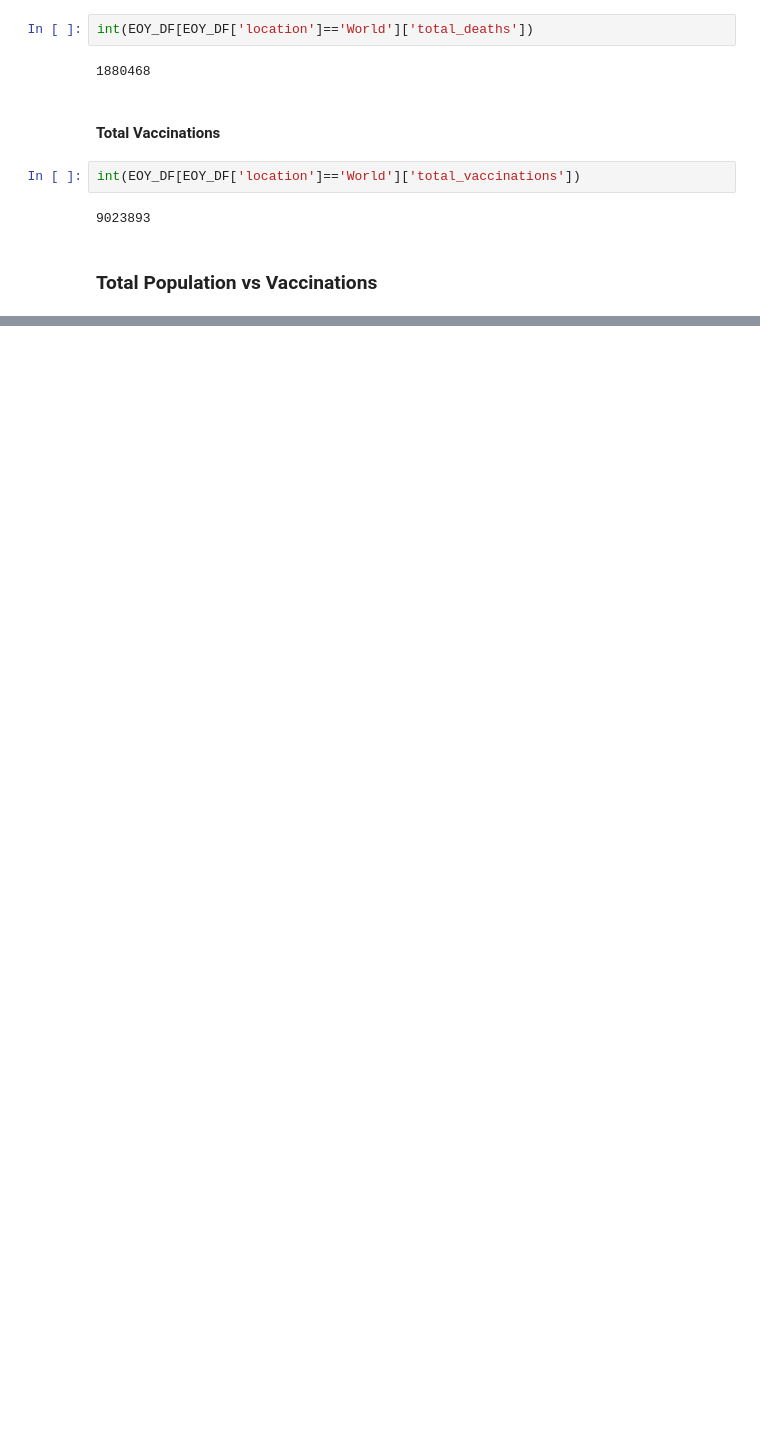
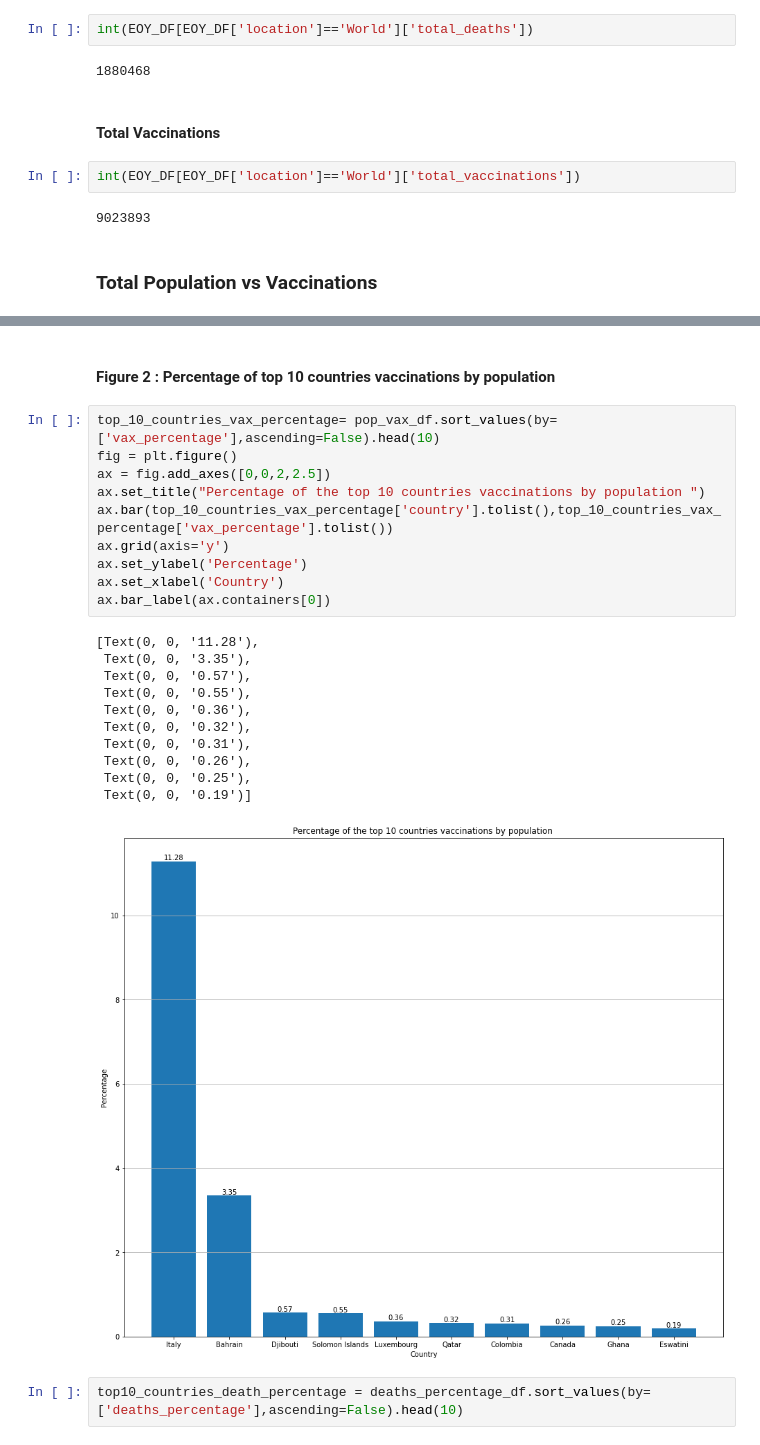
Before and after one commit to CarlosArro2001/COVID-19-Cases-Visualizer, a Jupyter notebook: COVID-19-Data-Notebook.ipynb, the cells around one changed output, grey strips where cells are left out. Cells and saved outputs as stored; diff of their text form; blank space fills up the shorter version.

```diff
--- a/COVID-19-Data-Notebook.ipynb
+++ b/COVID-19-Data-Notebook.ipynb
@@ -282,0 +321,26 @@ int(EOY_DF[EOY_DF['location']=='World']['total_vaccinations'])
+# %% [markdown]
+#### Figure 2 : Percentage of top 10 countries vaccinations by population
+# %%
+top_10_countries_vax_percentage= pop_vax_df.sort_values(by=['vax_percentage'],ascending=False).head(10)
+fig = plt.figure()
+ax = fig.add_axes([0,0,2,2.5])
+ax.set_title("Percentage of the top 10 countries vaccinations by population ")
+ax.bar(top_10_countries_vax_percentage['country'].tolist(),top_10_countries_vax_percentage['vax_percentage'].tolist())
+ax.grid(axis='y')
+ax.set_ylabel('Percentage')
+ax.set_xlabel('Country')
+ax.bar_label(ax.containers[0])
+# %% [output]
+[Text(0, 0, '11.28'),
+ Text(0, 0, '3.35'),
+ Text(0, 0, '0.57'),
+ Text(0, 0, '0.55'),
+ Text(0, 0, '0.36'),
+ Text(0, 0, '0.32'),
+ Text(0, 0, '0.31'),
+ Text(0, 0, '0.26'),
+ Text(0, 0, '0.25'),
+ Text(0, 0, '0.19')]
+[figure, added]
+# %%
+top10_countries_death_percentage = deaths_percentage_df.sort_values(by=['deaths_percentage'],ascending=False).head(10)
```
Also changed, not shown: parts of 24 cells of this notebook.
